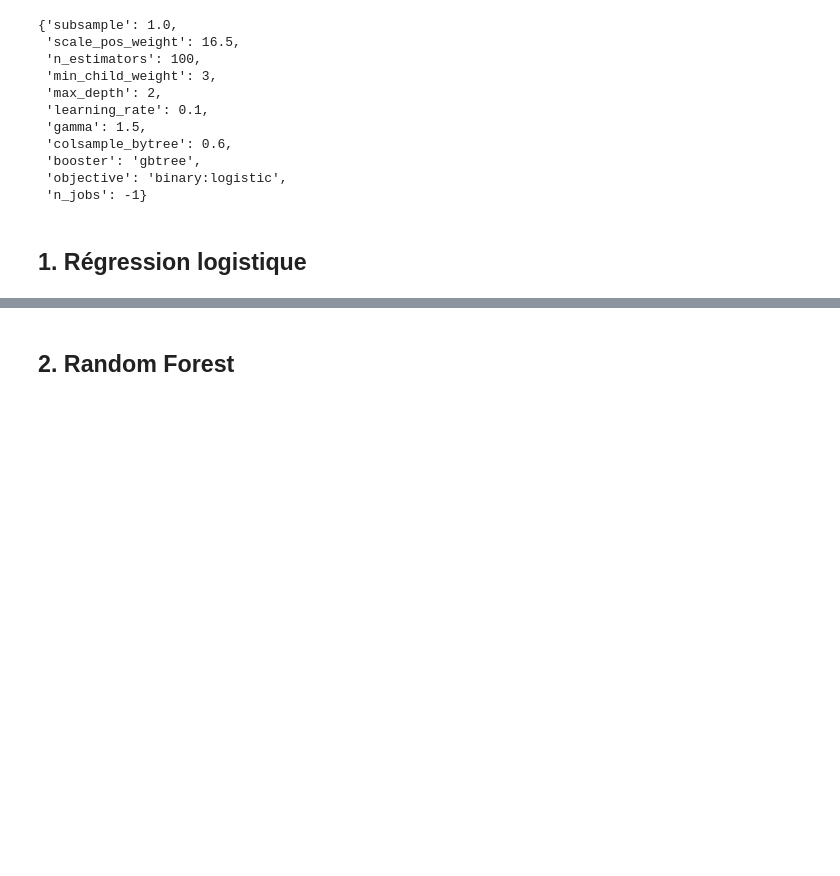
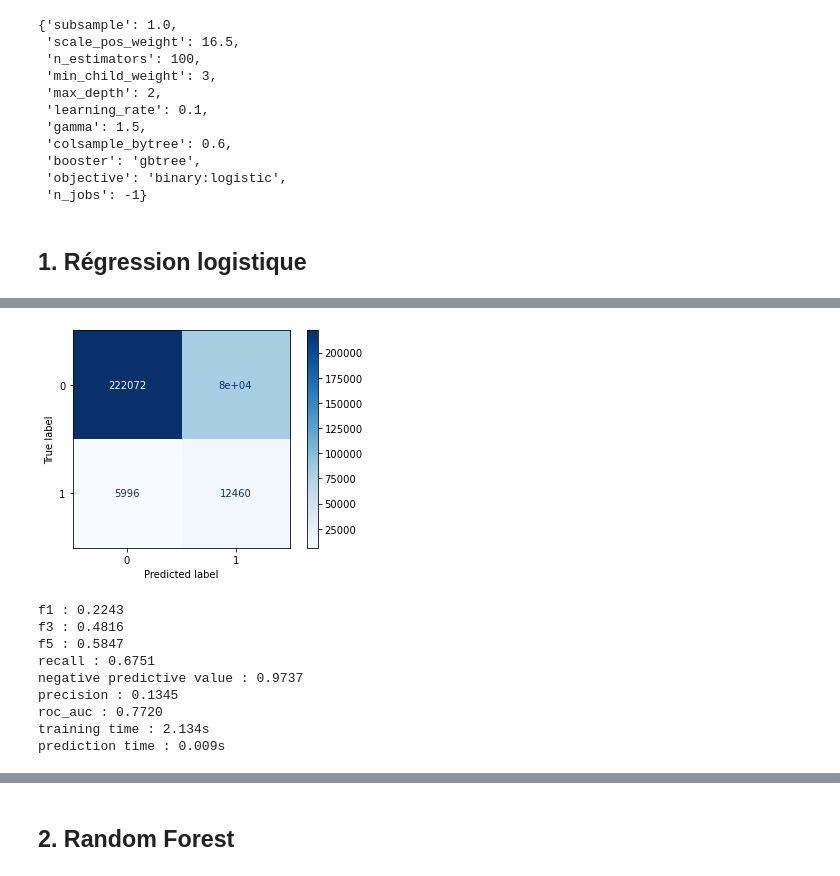
Before and after one commit to baptiste-pasquier/statapp, a Jupyter notebook: selection_seuil.ipynb, the cells around one changed output, grey strips where cells are left out. Drawn from its saved outputs; the diff is of its cells as text; code cells hidden in the pictures; blank space fills up the shorter version.

```diff
--- a/selection_seuil.ipynb
+++ b/selection_seuil.ipynb
@@ -204,0 +205,16 @@ Wall time: 29.6 s
+# %%
+m = Modelisation(X, y, LogisticRegression(**LR_PARAMS))
+m.show_conf_matrix()
+m.show_metrics_score()
+f3 = m.metrics_score['f3']
+# %% [output]
+[figure, added]
+f1 : 0.2243
+f3 : 0.4816
+f5 : 0.5847
+recall : 0.6751
+negative predictive value : 0.9737
+precision : 0.1345
+roc_auc : 0.7720
+training time : 2.134s
+prediction time : 0.009s
```
Also changed, not shown: parts of 22 cells of this notebook, 6 other files.
